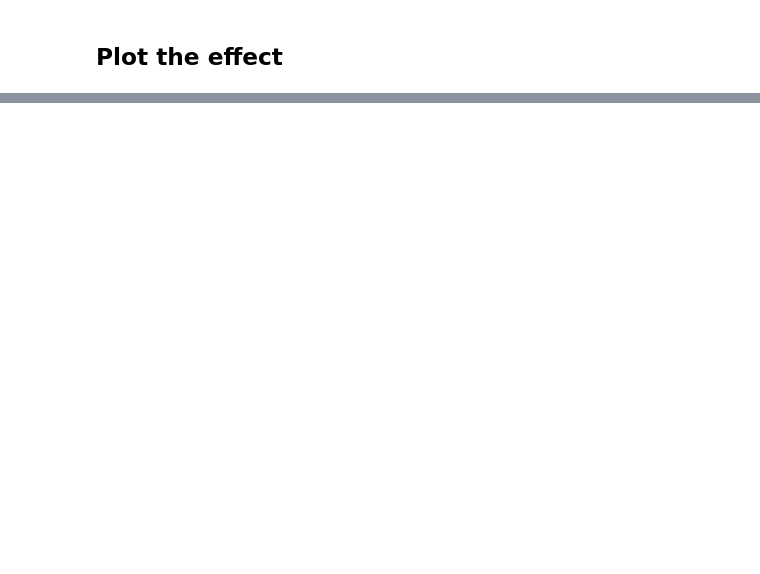
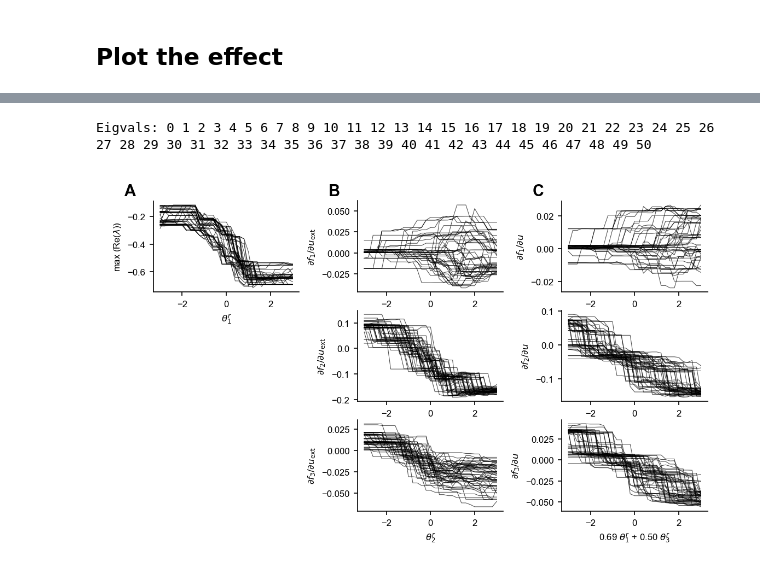
Before and after one commit to ins-amu/SipEtAl_RegionalDifferencesInRsFMRI, a Jupyter notebook: study/notebooks/Fig_HCP_ParamSpaceReg.ipynb, the cells around one changed output, grey strips where cells are left out. Cells and saved outputs as stored; diff of their text form; code cells hidden in the pictures; blank space fills up the shorter version.

```diff
--- a/study/notebooks/Fig_HCP_ParamSpaceReg.ipynb
+++ b/study/notebooks/Fig_HCP_ParamSpaceReg.ipynb
@@ -253,0 +530,60 @@ plt.savefig("./img/Fig_ParamEffect.pdf")
+# %%
+np.random.seed(42)
+
+nsamples = 51
+npoints = 31
+
+treg = np.linspace(-3,3,npoints)
+
+eigvals = get_eigvals(treg, nsamples, (1,0,0))
+dfdus = get_dfdus(treg, nsamples, (0,1,0))
+dfdu = get_dfdu(treg, nsamples, (d[0], 0, d[1]))
+# %% [output]
+Eigvals: 0 1 2 3 4 5 6 7 8 9 10 11 12 13 14 15 16 17 18 19 20 21 22 23 24 25 26 27 28 29 30 31 32 33 34 35 36 37 38 39 40 41 42 43 44 45 46 47 48 49 50
+# %%
+plt.figure(figsize=(7.5, 4.5), dpi=150)
+gs = matplotlib.gridspec.GridSpec(nrows=3, ncols=3, left=0.08, right=0.98, bottom=0.1, top=0.94, wspace=0.4)
+
+axes = []
+
+
+ax = plt.subplot(gs[0,0])
+for i in range(nsamples):
+    plt.plot(treg, np.max(eigvals[i,:].real, axis=1), color='k', lw=0.5, alpha=0.7)
+plt.ylabel(r"max (Re($\lambda$))")
+plt.xlabel(r"$\theta^r_1$")
+pu.bottomleft_spines(ax)
+axes.append(ax)
+
+
+for j in range(3):
+    ax = plt.subplot(gs[j,1])
+    for i in range(nsamples):
+        plt.plot(treg, dfdus[i,:,j], color='k', lw=0.5, alpha=0.7)
+
+    if j == 2:
+        plt.xlabel(r"$\theta^r_{2}$")
+    plt.ylabel(f"$\\partial f_{j+1} / \\partial u_\\mathrm{{ext}}$")
+    pu.bottomleft_spines(ax)
+    if j == 0:
+        axes.append(ax)
+
+
+    ax = plt.subplot(gs[j,2])
+    for i in range(nsamples):
+        plt.plot(treg, dfdu[i,:,j], color='k', lw=0.5, alpha=0.7)
+
+    if j == 2:
+        plt.xlabel(f"{d[0]:.2f} $\\theta^r_1$ + {d[1]:.2f} $\\theta^r_3$")
+    plt.ylabel(f"$\\partial f_{j+1} / \\partial u$")
+    pu.bottomleft_spines(ax)
+    if j == 0:
+        axes.append(ax)
+
+
+
+pu.add_panel_labels(axes=axes, xs=-0.2, ys=1.02, fontsize=14)
+bg = pu.Background(visible=False)
+plt.savefig("img/Fig_ParamEffectDS.pdf")
+# %% [output]
+[figure, added]
```
Also changed, not shown: parts of 25 cells of this notebook, 32 other files.
